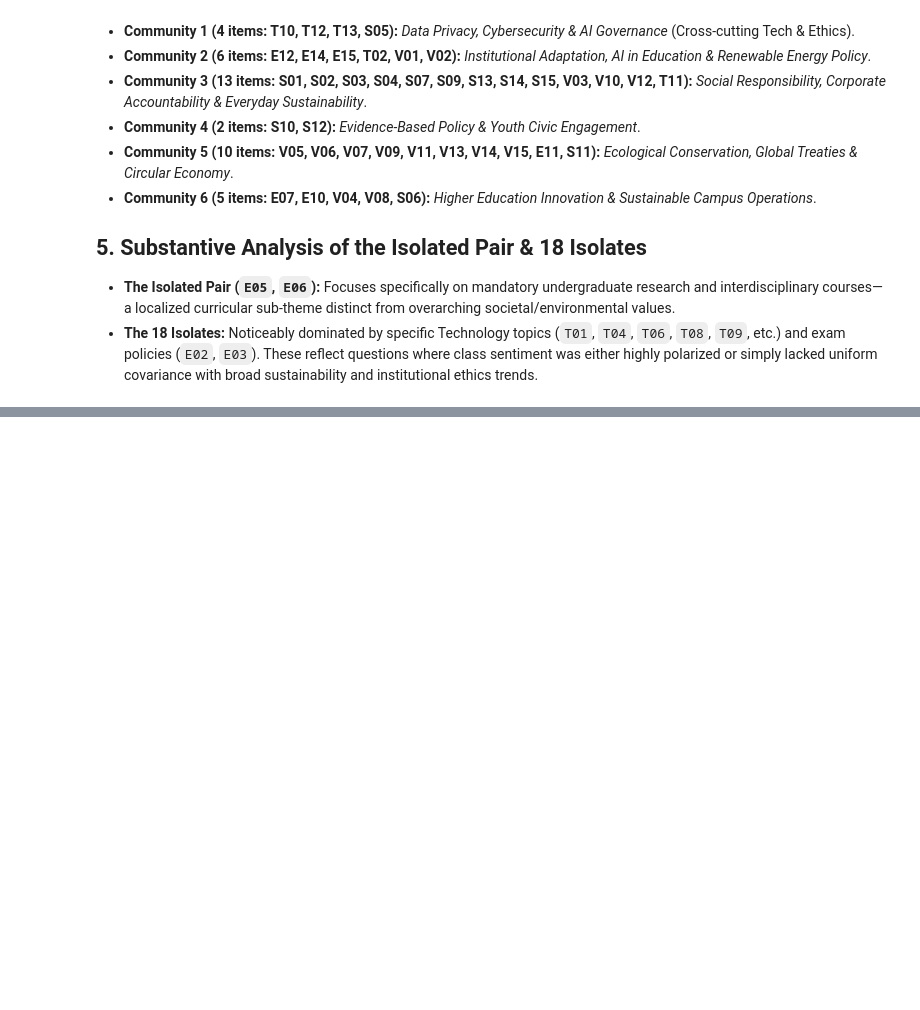
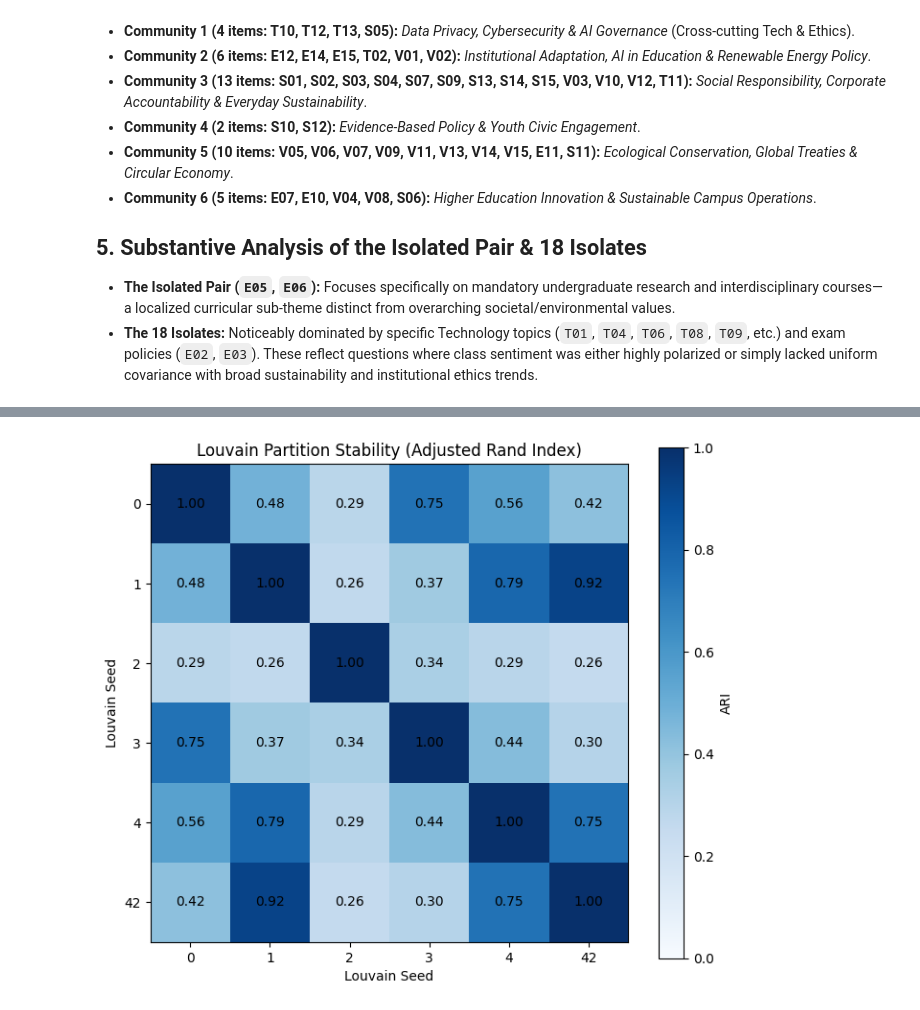
Before and after one commit to Sylvester4582/DPCN__LUCH_A1, a Jupyter notebook: code.ipynb, the cells around one changed output, grey strips where cells are left out. Cells and saved outputs as stored; diff of their text form; code cells hidden in the pictures; blank space fills up the shorter version.

```diff
--- a/code.ipynb
+++ b/code.ipynb
@@ -421,0 +561,90 @@ plt.close(fig)
+# %%
+# =========================================================
+# CELL 10: Louvain Partition Stability Across Seeds
+# =========================================================
+
+from sklearn.metrics import adjusted_rand_score, normalized_mutual_info_score
+
+seeds = [0, 1, 2, 3, 4, 42]
+nodes = list(G_lcc.nodes())
+
+seed_partitions = {}
+
+for s in seeds:
+    comms = nx_comm.louvain_communities(
+        G_lcc,
+        weight='weight',
+        seed=s
+    )
+
+    label_map = {}
+    for community_id, comm in enumerate(comms):
+        for node in comm:
+            label_map[node] = community_id
+
+    seed_partitions[s] = [label_map[n] for n in nodes]
+
+# Pairwise ARI and NMI
+ari_matrix = pd.DataFrame(index=seeds, columns=seeds, dtype=float)
+nmi_matrix = pd.DataFrame(index=seeds, columns=seeds, dtype=float)
+
+for s1 in seeds:
+    for s2 in seeds:
+        ari_matrix.loc[s1, s2] = adjusted_rand_score(
+            seed_partitions[s1],
+            seed_partitions[s2]
+        )
+        nmi_matrix.loc[s1, s2] = normalized_mutual_info_score(
+            seed_partitions[s1],
+            seed_partitions[s2]
+        )
+
+print("### Adjusted Rand Index (ARI) Between Louvain Runs")
+display(ari_matrix.round(4))
+
+print("### Normalized Mutual Information (NMI) Between Louvain Runs")
+display(nmi_matrix.round(4))
+
+# Average pairwise agreement excluding diagonal
+upper_mask = np.triu(np.ones_like(ari_matrix, dtype=bool), k=1)
+
+mean_ari = ari_matrix.where(upper_mask).stack().mean()
+mean_nmi = nmi_matrix.where(upper_mask).stack().mean()
+
+print(f"Mean pairwise ARI: {mean_ari:.4f}")
+print(f"Mean pairwise NMI: {mean_nmi:.4f}")
+
+# Heatmap of ARI
+fig, ax = plt.subplots(figsize=(7, 6))
+
+im = ax.imshow(ari_matrix.values, cmap='Blues', vmin=0, vmax=1)
+
+ax.set_xticks(range(len(seeds)))
+ax.set_yticks(range(len(seeds)))
+ax.set_xticklabels(seeds)
+ax.set_yticklabels(seeds)
+
+for i in range(len(seeds)):
+    for j in range(len(seeds)):
+        ax.text(
+            j, i,
+            f"{ari_matrix.iloc[i, j]:.2f}",
+            ha='center',
+            va='center'
+        )
+
+ax.set_xlabel('Louvain Seed')
+ax.set_ylabel('Louvain Seed')
+ax.set_title('Louvain Partition Stability (Adjusted Rand Index)')
+
+fig.colorbar(im, ax=ax, label='ARI')
+fig.tight_layout()
+
+fig.savefig(
+    'figures/louvain_stability_ari.png',
+    dpi=220,
+    bbox_inches='tight'
+)
+plt.show()
+plt.close(fig)
+# %% [output]
@@ -421,0 +669 @@ plt.close(fig)
+[figure, added]
```
Also changed, not shown: parts of 3 cells of this notebook, 1 other file.
